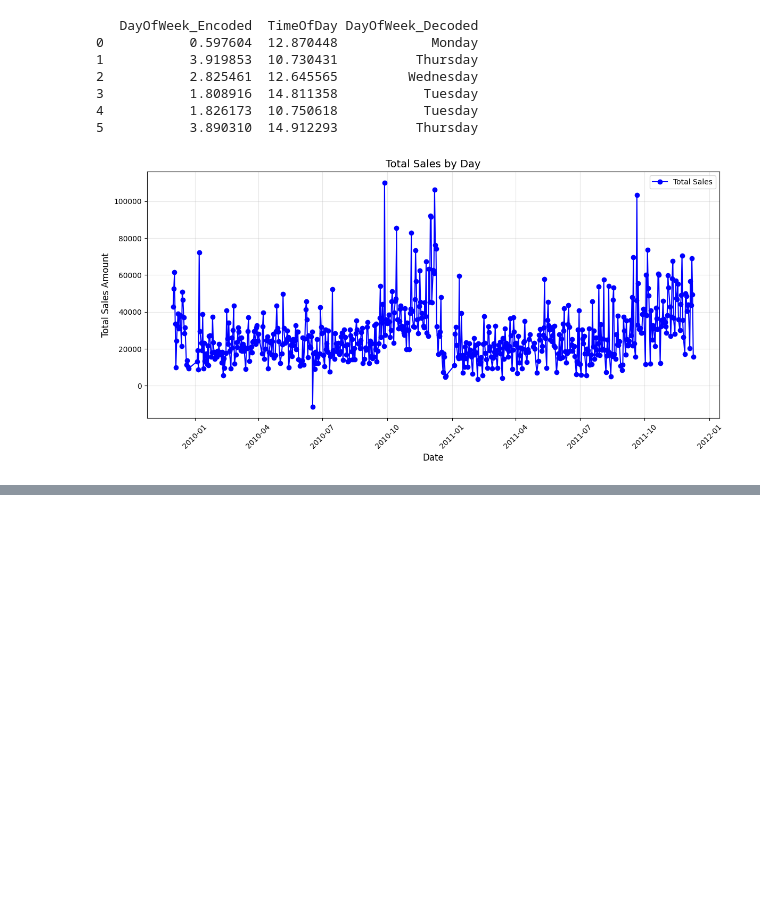
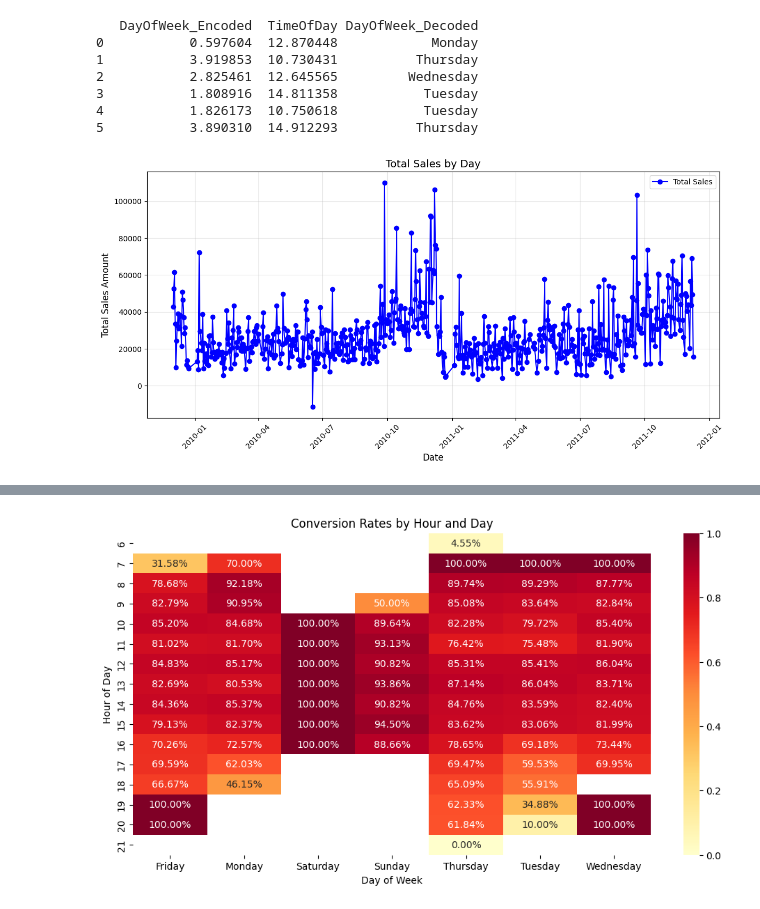
Before and after one commit to eth-alexander/CAP4770-Project, a Jupyter notebook: project.ipynb, the cells around one changed output, grey strips where cells are left out. Cells and saved outputs as stored; diff of their text form; code cells hidden in the pictures; blank space fills up the shorter version.

```diff
--- a/project.ipynb
+++ b/project.ipynb
@@ -394,0 +442,60 @@ plt.show()
+# %%
+# cart abandonment features
+customer_sessions['Cart_Value'] = customer_sessions['Transaction_Amount']
+customer_sessions['Items_In_Cart'] = customer_sessions['Items_Viewed']
+customer_sessions['Is_Return_Customer'] = (customer_sessions['Previous_Purchases'] > 1).astype(int)
+customer_sessions['Cart_Abandonment'] = (
+    (customer_sessions['Items_In_Cart'] > 0) & (customer_sessions['Transaction_Amount'] == 0)
+).astype(int)
+# %%
+# customer purchase prediction
+
+# define features and target
+from sklearn.ensemble import RandomForestClassifier
+from sklearn.model_selection import train_test_split
+
+
+X_purchase = customer_sessions[[
+    'Items_Viewed', 'Session_Duration', 'Hour', 'Day_Numeric',
+    'Previous_Purchases', 'Avg_Transaction_Value', 'Avg_Items_Per_Purchase',
+    'Cart_Value', 'Is_Return_Customer'
+]]
+y_purchase = customer_sessions['Made_Purchase']
+
+# scale features
+scaler = StandardScaler()
+X_purchase_scaled = scaler.fit_transform(X_purchase)
+
+X_train, X_test, y_train, y_test = train_test_split(X_purchase_scaled, y_purchase, test_size=0.2, random_state=42)
+
+# train model
+rf_model = RandomForestClassifier(n_estimators=100, random_state=42)
+rf_model.fit(X_train, y_train)
+
+# analyze purchase probabilities
+purchase_probs = rf_model.predict_proba(X_test)[:, 1]
+customer_segments = pd.DataFrame({
+    'Purchase_Probability': purchase_probs,
+    'Actual_Purchase': y_test
+})
+
+# conversion rate analysis
+conversion_analysis = customer_sessions.groupby(['Hour', 'Day_Numeric'])['Made_Purchase'].agg([
+    'mean', 'count'
+]).reset_index()
+
+conversion_analysis['Day'] = conversion_analysis['Day_Numeric'].map({
+    0: 'Monday', 1: 'Tuesday', 2: 'Wednesday', 3: 'Thursday',
+    4: 'Friday', 5: 'Saturday', 6: 'Sunday'
+})
+
+# heatmap conversion rates
+plt.figure(figsize=(12, 6))
+pivot_data = conversion_analysis.pivot(index='Hour', columns='Day', values='mean')
+sns.heatmap(pivot_data, annot=True, fmt='.2%', cmap='YlOrRd')
+plt.title('Conversion Rates by Hour and Day')
+plt.xlabel('Day of Week')
+plt.ylabel('Hour of Day')
+plt.show()
+# %% [output]
+[figure, added]
```
Also changed, not shown: parts of 13 cells of this notebook, 3 other files.
